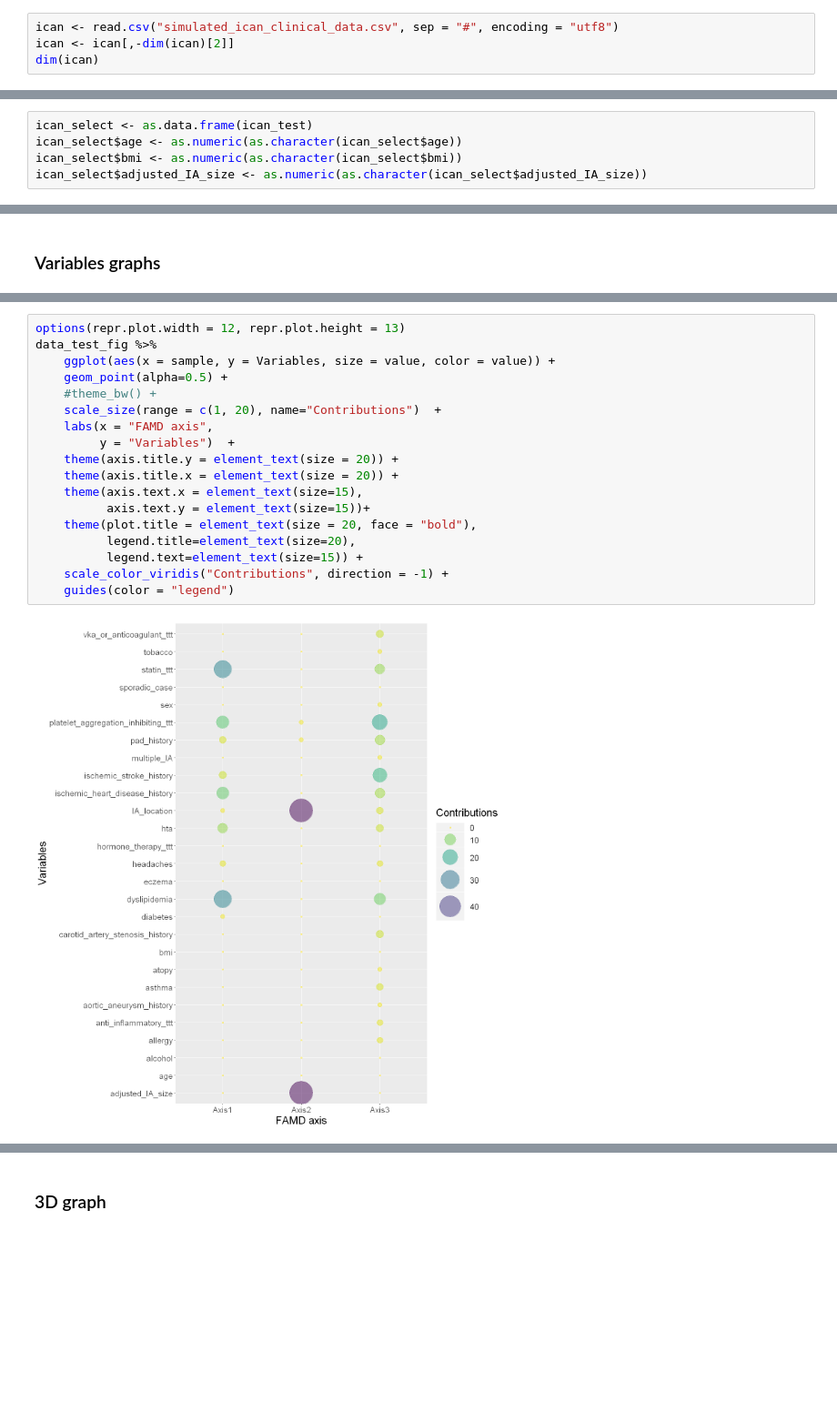
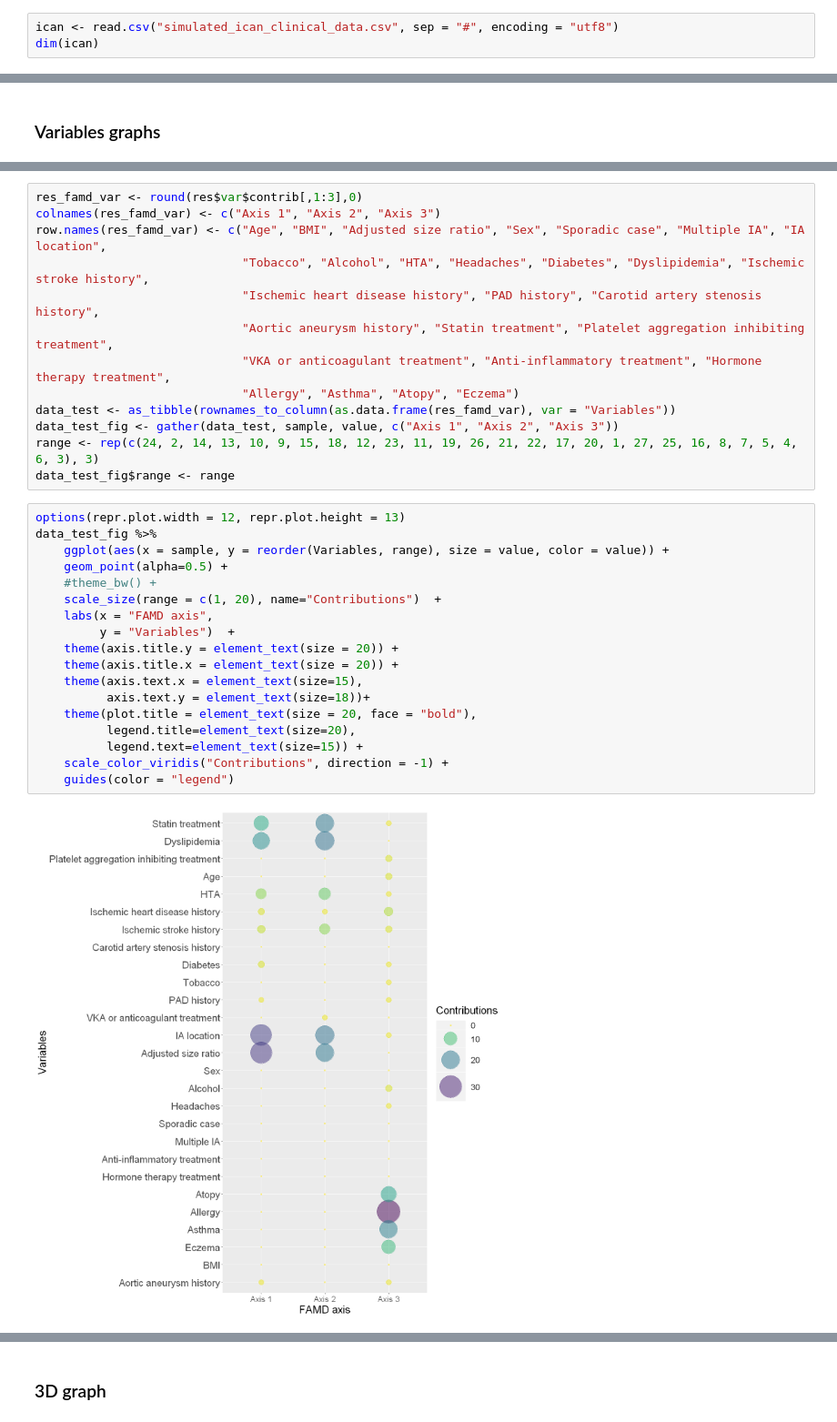
Before and after one commit to ICAN-aneurysms/RIA-predict, a Jupyter notebook: notebooks/2-Factor-Analysis-for-Mixed-Data.ipynb, the cells around one changed output, grey strips where cells are left out. Shown at 91% size. Saved outputs shown, nothing was run; the diff lists cells and outputs as text; blank space fills up the shorter version.

```diff
--- a/notebooks/2-Factor-Analysis-for-Mixed-Data.ipynb
+++ b/notebooks/2-Factor-Analysis-for-Mixed-Data.ipynb
@@ -36,7 +32,6 @@ Loading required package: viridisLite
 ## Data loading
 # %%
 ican <- read.csv("simulated_ican_clinical_data.csv", sep = "#", encoding = "utf8")
-ican <- ican[,-dim(ican)[2]]
 dim(ican)
 # %% [output]
 [1] 2505   28
@@ -63,8 +40,3 @@ for(j in range) {
-# %%
-ican_select <- as.data.frame(ican_test)
-ican_select$age <- as.numeric(as.character(ican_select$age))
-ican_select$bmi <- as.numeric(as.character(ican_select$bmi))
-ican_select$adjusted_IA_size <- as.numeric(as.character(ican_select$adjusted_IA_size))
 # %% [markdown]
 ## Method FAMD
 # %%
@@ -79,20 +46,33 @@ data_test_fig <- gather(data_test, sample, value, Axis1:Axis3)
+# %%
+res_famd_var <- round(res$var$contrib[,1:3],0)
+colnames(res_famd_var) <- c("Axis 1", "Axis 2", "Axis 3")
+row.names(res_famd_var) <- c("Age", "BMI", "Adjusted size ratio", "Sex", "Sporadic case", "Multiple IA", "IA location",
+                             "Tobacco", "Alcohol", "HTA", "Headaches", "Diabetes", "Dyslipidemia", "Ischemic stroke history",
+                             "Ischemic heart disease history", "PAD history", "Carotid artery stenosis history",
+                             "Aortic aneurysm history", "Statin treatment", "Platelet aggregation inhibiting treatment",
+                             "VKA or anticoagulant treatment", "Anti-inflammatory treatment", "Hormone therapy treatment",
+                             "Allergy", "Asthma", "Atopy", "Eczema")
+data_test <- as_tibble(rownames_to_column(as.data.frame(res_famd_var), var = "Variables"))
+data_test_fig <- gather(data_test, sample, value, c("Axis 1", "Axis 2", "Axis 3"))
+range <- rep(c(24, 2, 14, 13, 10, 9, 15, 18, 12, 23, 11, 19, 26, 21, 22, 17, 20, 1, 27, 25, 16, 8, 7, 5, 4, 6, 3), 3)
+data_test_fig$range <- range
 # %%
 options(repr.plot.width = 12, repr.plot.height = 13)
 data_test_fig %>%
-    ggplot(aes(x = sample, y = Variables, size = value, color = value)) +
+    ggplot(aes(x = sample, y = reorder(Variables, range), size = value, color = value)) +
     geom_point(alpha=0.5) +
     #theme_bw() +
     scale_size(range = c(1, 20), name="Contributions")  +
     labs(x = "FAMD axis",
          y = "Variables")  +
     theme(axis.title.y = element_text(size = 20)) +
     theme(axis.title.x = element_text(size = 20)) +
     theme(axis.text.x = element_text(size=15),
-          axis.text.y = element_text(size=15))+
+          axis.text.y = element_text(size=18))+
     theme(plot.title = element_text(size = 20, face = "bold"),
           legend.title=element_text(size=20),
           legend.text=element_text(size=15)) +
     scale_color_viridis("Contributions", direction = -1) +
     guides(color = "legend")
 # %% [output]
-[figure, old version]
+[figure, new version]
```
Also changed, not shown: parts of 11 cells of this notebook.
